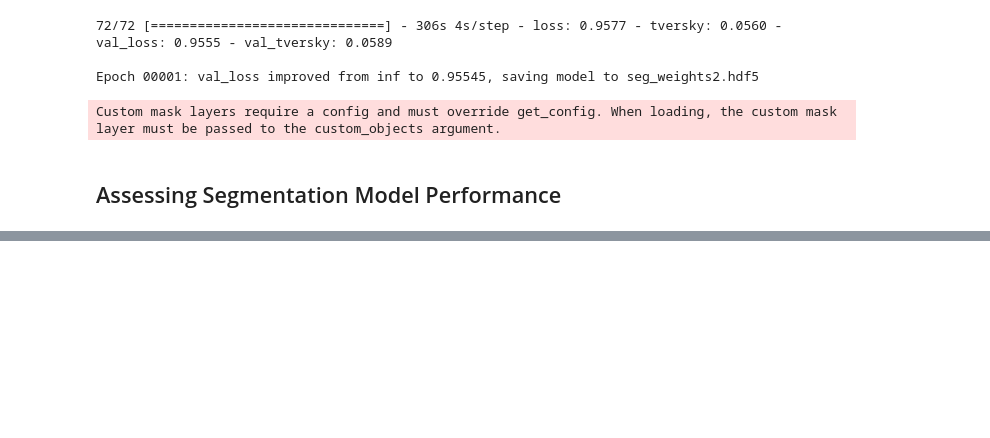
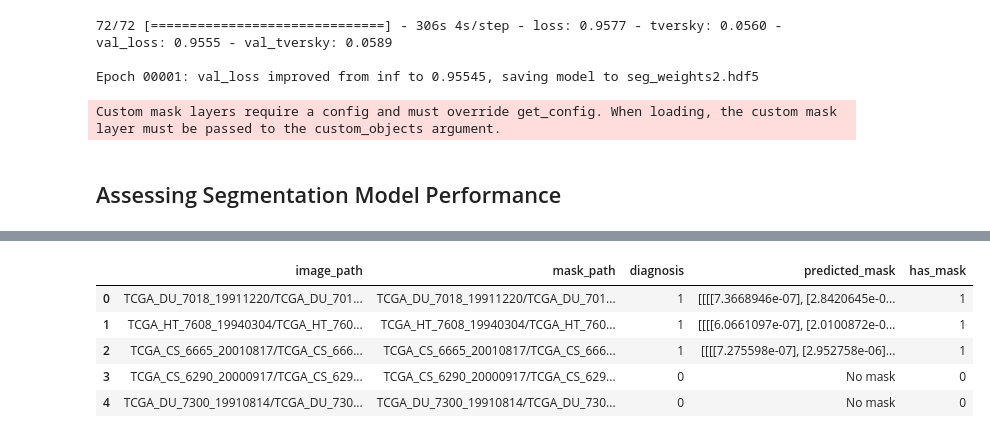
Before and after one commit to KorinneStegall/capstone_project, a Jupyter notebook: brain_MRI.ipynb, the cells around one changed output, grey strips where cells are left out. Drawn from its saved outputs; the diff is of its cells as text; code cells hidden in the pictures; blank space fills up the shorter version.

```diff
--- a/brain_MRI.ipynb
+++ b/brain_MRI.ipynb
@@ -643,0 +675,11 @@ with open("seg_model2.json", "w") as json_file: # added 2 to file name to avoid
+# %%
+# Merge the dataframe containing predicted results with the original test data.
+comb_df = test.merge(pred_df, on = 'image_path')
+comb_df.head()
+# %% [output]
+|  | image_path | mask_path | diagnosis | predicted_mask | has_mask |
+| 0 | TCGA_DU_7018_19911220/TCGA_DU_701... | TCGA_DU_7018_19911220/TCGA_DU_701... | 1 | [[[[7.3668946e-07], [2.8420645e-0... | 1 |
+| 1 | TCGA_HT_7608_19940304/TCGA_HT_760... | TCGA_HT_7608_19940304/TCGA_HT_760... | 1 | [[[[6.0661097e-07], [2.0100872e-0... | 1 |
+| 2 | TCGA_CS_6665_20010817/TCGA_CS_666... | TCGA_CS_6665_20010817/TCGA_CS_666... | 1 | [[[[7.275598e-07], [2.952758e-06]... | 1 |
+| 3 | TCGA_CS_6290_20000917/TCGA_CS_629... | TCGA_CS_6290_20000917/TCGA_CS_629... | 0 | No mask | 0 |
+| 4 | TCGA_DU_7300_19910814/TCGA_DU_730... | TCGA_DU_7300_19910814/TCGA_DU_730... | 0 | No mask | 0 |
```
Also changed, not shown: parts of 15 cells of this notebook.
